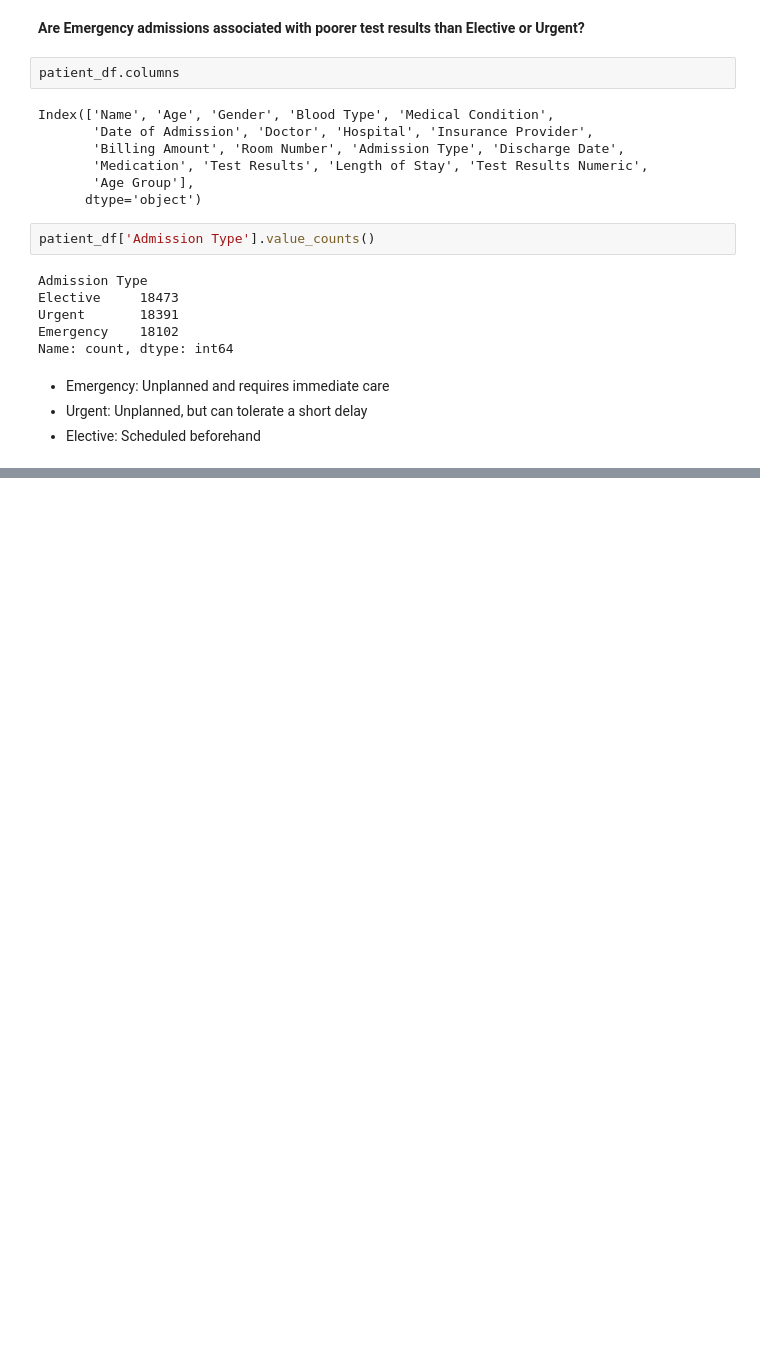
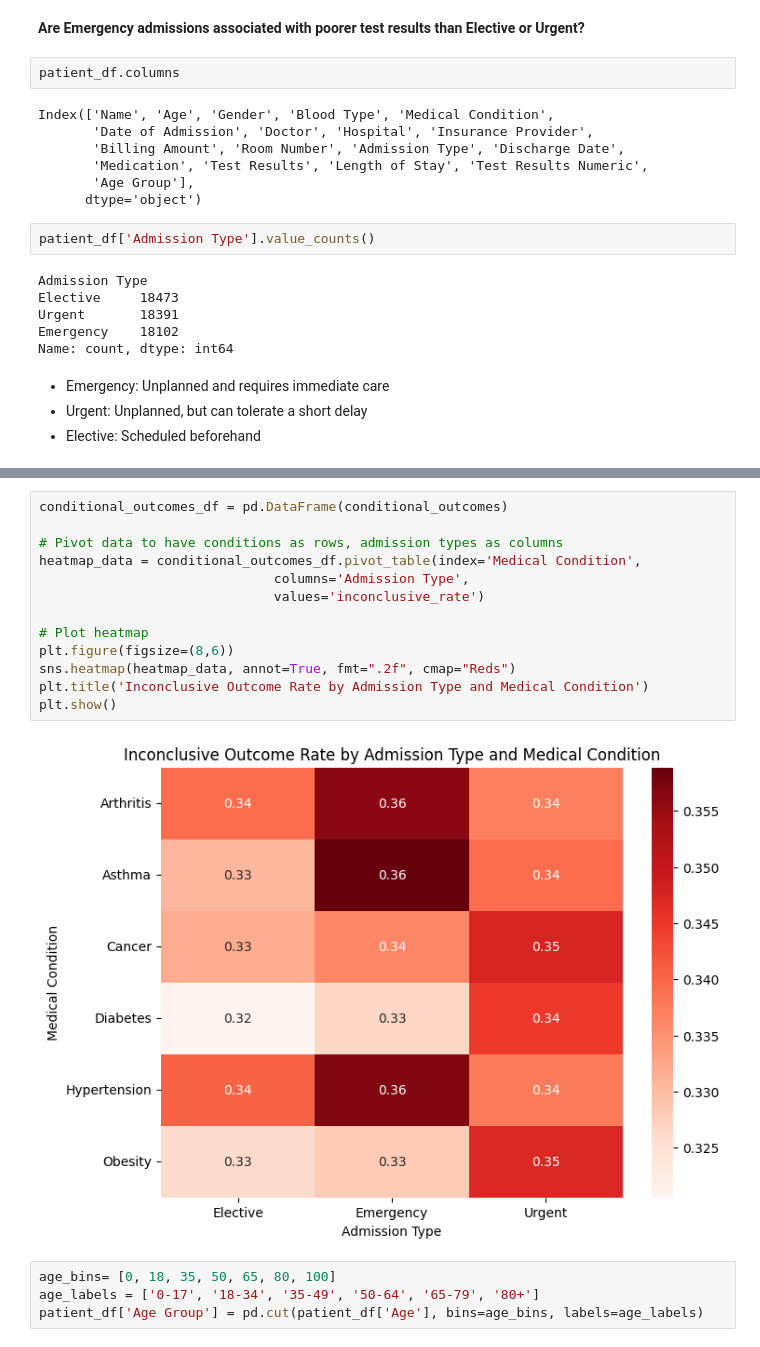
Before and after one commit to itzsnowflakethisyear-byte/Minimizing-Clinical-Alert-Fatigue-A-Calibrated-MLOps-Pipeline-for-Diagnostic-Prediction, a Jupyter notebook: Notebooks/02_eda_and_visualisation.ipynb, the cells around one changed output, grey strips where cells are left out. Drawn from its saved outputs; the diff is of its cells as text; blank space fills up the shorter version.

```diff
--- a/Notebooks/02_eda_and_visualisation.ipynb
+++ b/Notebooks/02_eda_and_visualisation.ipynb
@@ -245,0 +341,19 @@ NameError: name 'prop_df' is not defined
+# %%
+conditional_outcomes_df = pd.DataFrame(conditional_outcomes)
+
+# Pivot data to have conditions as rows, admission types as columns
+heatmap_data = conditional_outcomes_df.pivot_table(index='Medical Condition',
+                              columns='Admission Type',
+                              values='inconclusive_rate')
+
+# Plot heatmap
+plt.figure(figsize=(8,6))
+sns.heatmap(heatmap_data, annot=True, fmt=".2f", cmap="Reds")
+plt.title('Inconclusive Outcome Rate by Admission Type and Medical Condition')
+plt.show()
+# %% [output]
+[figure, added]
+# %%
+age_bins= [0, 18, 35, 50, 65, 80, 100]
+age_labels = ['0-17', '18-34', '35-49', '50-64', '65-79', '80+']
+patient_df['Age Group'] = pd.cut(patient_df['Age'], bins=age_bins, labels=age_labels)
```
Also changed, not shown: parts of 47 cells of this notebook.
